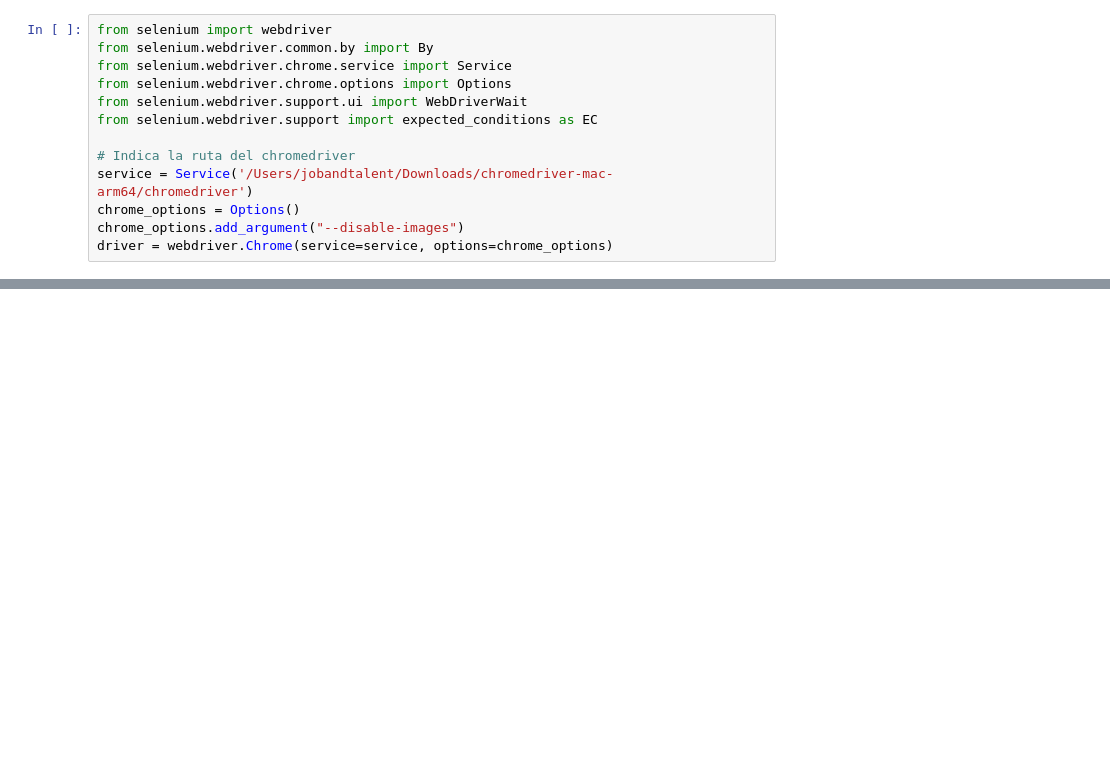
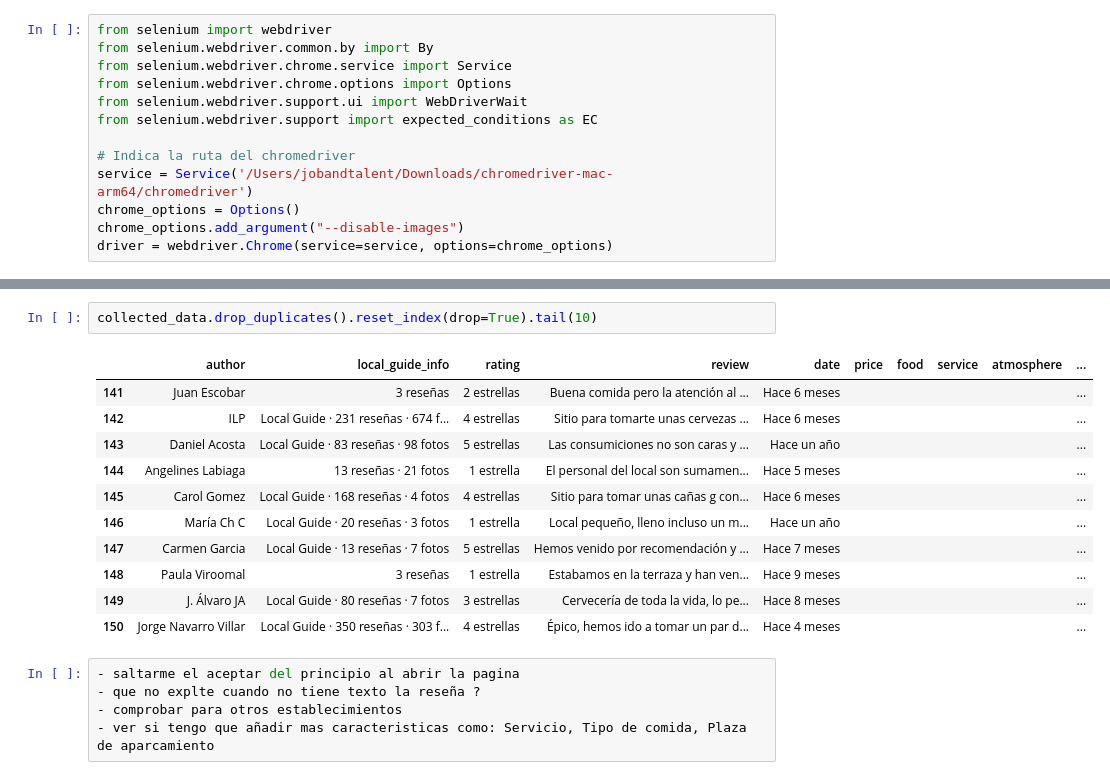
Before and after one commit to EAlmazanG/sensentiment-analysis-reviews, a Jupyter notebook: notebooks/scraping.ipynb, the cells around one changed output, grey strips where cells are left out. Cells and saved outputs as stored; diff of their text form; blank space fills up the shorter version.

```diff
--- a/notebooks/scraping.ipynb
+++ b/notebooks/scraping.ipynb
@@ -200,0 +318,19 @@ df[df['Autor'] == "Jesús Millón"]
+# %%
+collected_data.drop_duplicates().reset_index(drop=True).tail(10)
+# %% [output]
+|  | author | local_guide_info | rating | review | date | price | food | service | atmosphere | ... |
+| 141 | Juan Escobar | 3 reseñas | 2 estrellas | Buena comida pero la atención al ... | Hace 6 meses |  |  |  |  | ... |
+| 142 | ILP | Local Guide · 231 reseñas · 674 f... | 4 estrellas | Sitio para tomarte unas cervezas ... | Hace 6 meses |  |  |  |  | ... |
+| 143 | Daniel Acosta | Local Guide · 83 reseñas · 98 fotos | 5 estrellas | Las consumiciones no son caras y ... | Hace un año |  |  |  |  | ... |
+| 144 | Angelines Labiaga | 13 reseñas · 21 fotos | 1 estrella | El personal del local son sumamen... | Hace 5 meses |  |  |  |  | ... |
+| 145 | Carol Gomez | Local Guide · 168 reseñas · 4 fotos | 4 estrellas | Sitio para tomar unas cañas g con... | Hace 6 meses |  |  |  |  | ... |
+| 146 | María Ch C | Local Guide · 20 reseñas · 3 fotos | 1 estrella | Local pequeño, lleno incluso un m... | Hace un año |  |  |  |  | ... |
+| 147 | Carmen Garcia | Local Guide · 13 reseñas · 7 fotos | 5 estrellas | Hemos venido por recomendación y ... | Hace 7 meses |  |  |  |  | ... |
+| 148 | Paula Viroomal | 3 reseñas | 1 estrella | Estabamos en la terraza y han ven... | Hace 9 meses |  |  |  |  | ... |
+| 149 | J. Álvaro JA | Local Guide · 80 reseñas · 7 fotos | 3 estrellas | Cervecería de toda la vida, lo pe... | Hace 8 meses |  |  |  |  | ... |
+| 150 | Jorge Navarro Villar | Local Guide · 350 reseñas · 303 f... | 4 estrellas | Épico, hemos ido a tomar un par d... | Hace 4 meses |  |  |  |  | ... |
+# %%
+- saltarme el aceptar del principio al abrir la pagina
+- que no explte cuando no tiene texto la reseña ?
+- comprobar para otros establecimientos
+- ver si tengo que añadir mas caracteristicas como: Servicio, Tipo de comida, Plaza de aparcamiento
```
Also changed, not shown: parts of 14 cells of this notebook, 3 other files.
